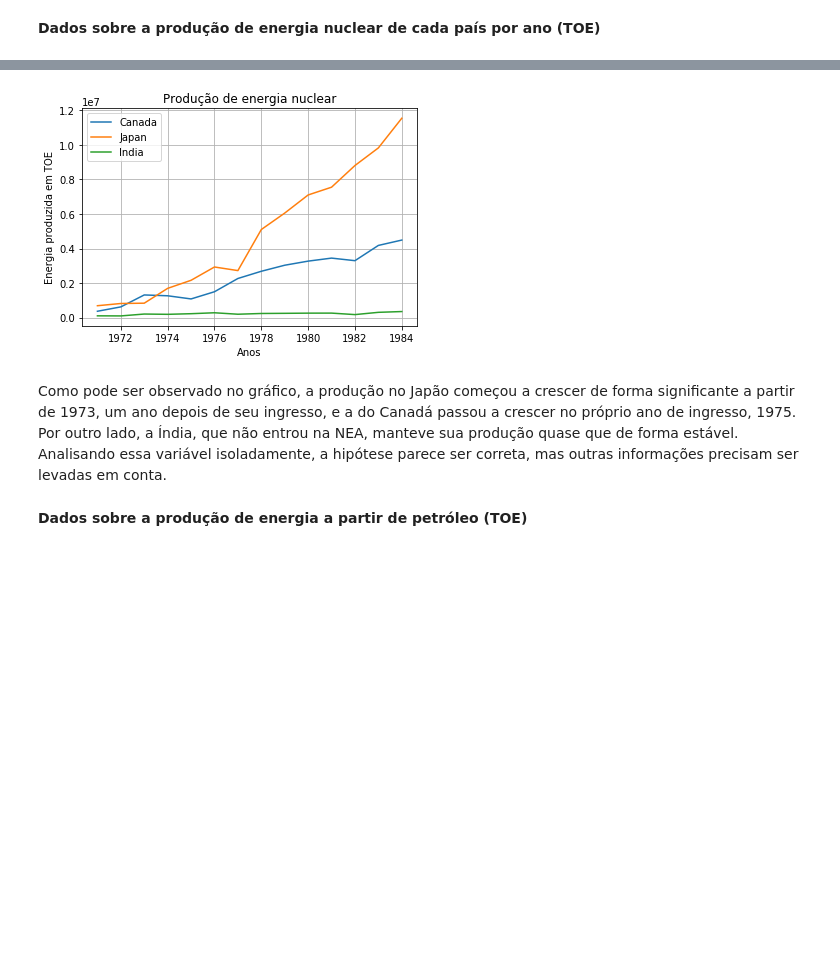
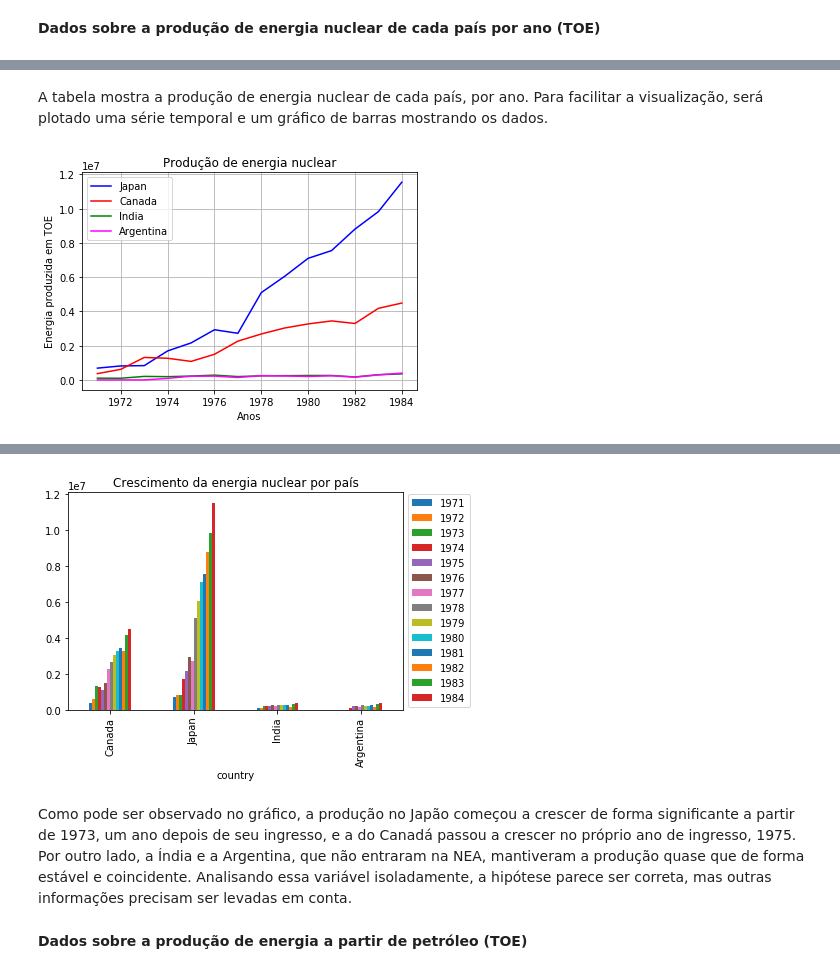
Before and after one commit to Joao-Pedro-Chacon-Ruiz/P1-Ciencia_dos_Dados, a Jupyter notebook: P1_CDados.ipynb, the cells around one changed output, grey strips where cells are left out. Saved outputs shown, nothing was run; the diff lists cells and outputs as text; code cells hidden in the pictures; blank space fills up the shorter version.

```diff
--- a/P1_CDados.ipynb
+++ b/P1_CDados.ipynb
@@ -116,0 +50,10 @@ nuclear
+# %%
+dados_nuclear = pd.read_excel('nuclear_energy.xlsx')
+nuc = dados_nuclear.set_index('Nuclear production, total (toe)')
+nuc.index.names = ['country']
+nuc = nuc.iloc[:,11:25]
+nuc = nuc[~nuc[1971].isin(['NaN'])]
+nuc = nuc.sort_values(by=1971, ascending=False)
+nuc = nuc.loc[['Canada','Japan','India', 'Argentina']]
+nuc.insert(0,'organization',['faz parte','faz parte','não faz parte','não faz parte'])
+nuc
@@ -117,10 +67,23 @@ nuclear
+# %% [markdown]
+A tabela mostra a produção de energia nuclear de cada país, por ano. Para facilitar a visualização, será plotado uma série temporal e um gráfico de barras mostrando os dados.
 # %%
-plt.plot(nuclear.loc['Canada'], label = 'Canada')
-plt.plot(nuclear.loc['Japan'], label = 'Japan')
-plt.plot(nuclear.loc['India'], label = 'India')
+nuclear = nuc.iloc[:,1:]
+
+plt.plot(nuclear.loc['Japan'], 'blue', label = 'Japan')
+plt.plot(nuclear.loc['Canada'], 'red', label = 'Canada')
+plt.plot(nuclear.loc['India'], 'green', label = 'India')
+plt.plot(nuclear.loc['Argentina'], 'magenta', label = 'Argentina')
 plt.title('Produção de energia nuclear')
 plt.xlabel('Anos')
 plt.ylabel('Energia produzida em TOE')
 plt.grid(True)
 plt.legend()
+plt.show()
+
+nuclear.plot(kind='bar')
+ax = plt.subplot(111)
+ax.legend(loc='center left', bbox_to_anchor=(1, 0.5))
+plt.title('Crescimento da energia nuclear por país')
+plt.show()
 # %% [output]
+[figure, new version]
@@ -128,5 +92,5 @@ plt.legend()
-[figure, old version]
+[figure, added]
 # %% [markdown]
-Como pode ser observado no gráfico, a produção no Japão começou a crescer de forma significante a partir de 1973, um ano depois de seu ingresso, e a do Canadá passou a crescer no próprio ano de ingresso, 1975. Por outro lado, a Índia, que não entrou na NEA, manteve sua produção quase que de forma estável. Analisando essa variável isoladamente, a hipótese parece ser correta, mas outras informações precisam ser levadas em conta.
+Como pode ser observado no gráfico, a produção no Japão começou a crescer de forma significante a partir de 1973, um ano depois de seu ingresso, e a do Canadá passou a crescer no próprio ano de ingresso, 1975. Por outro lado, a Índia e a Argentina, que não entraram na NEA, mantiveram a produção quase que de forma estável e coincidente. Analisando essa variável isoladamente, a hipótese parece ser correta, mas outras informações precisam ser levadas em conta.
 # %% [markdown]
 **Dados sobre a produção de energia a partir de petróleo (TOE)**
```
Also changed, not shown: parts of 34 cells of this notebook, 2 other files.
